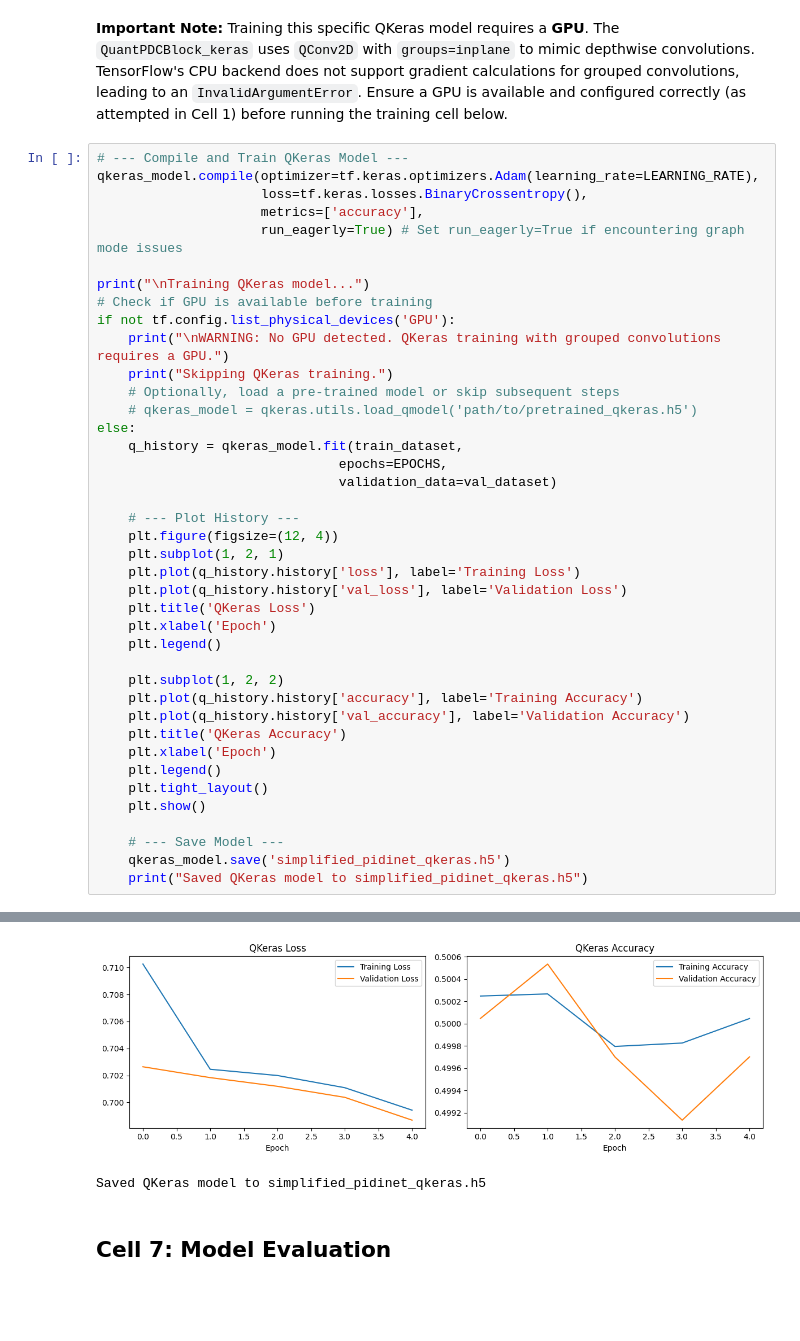
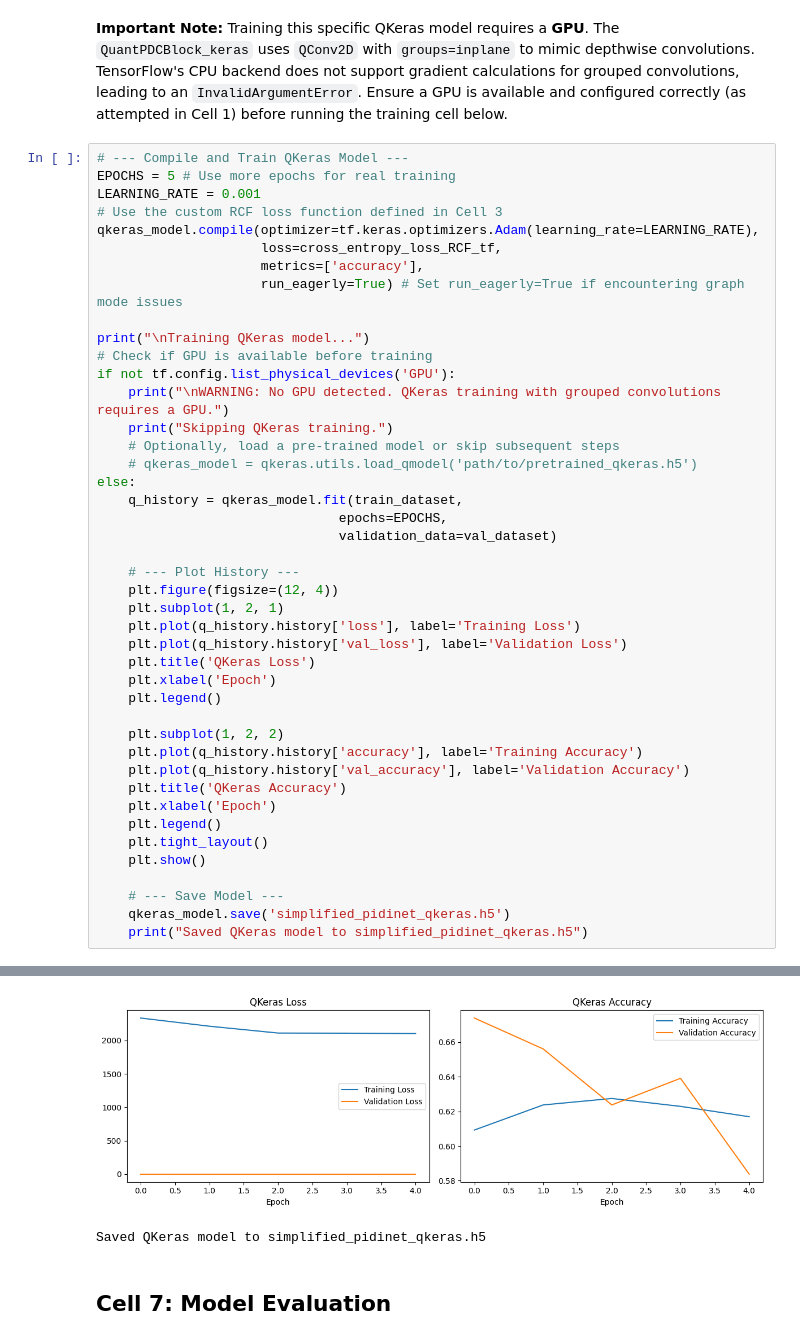
Before and after one commit to rolson24/pidinet_torch_upgrade, a Jupyter notebook: simplified_pidinet_hls4ml.ipynb, the cells around one changed output, grey strips where cells are left out. Drawn from its saved outputs; the diff is of its cells as text; blank space fills up the shorter version.

```diff
--- a/simplified_pidinet_hls4ml.ipynb
+++ b/simplified_pidinet_hls4ml.ipynb
@@ -689,8 +942,11 @@ Result: All gradients computed.
 **Important Note:** Training this specific QKeras model requires a **GPU**. The `QuantPDCBlock_keras` uses `QConv2D` with `groups=inplane` to mimic depthwise convolutions. TensorFlow's CPU backend does not support gradient calculations for grouped convolutions, leading to an `InvalidArgumentError`. Ensure a GPU is available and configured correctly (as attempted in Cell 1) before running the training cell below.
 # %%
 # --- Compile and Train QKeras Model ---
+EPOCHS = 5 # Use more epochs for real training
+LEARNING_RATE = 0.001
+# Use the custom RCF loss function defined in Cell 3
 qkeras_model.compile(optimizer=tf.keras.optimizers.Adam(learning_rate=LEARNING_RATE),
-                     loss=tf.keras.losses.BinaryCrossentropy(),
+                     loss=cross_entropy_loss_RCF_tf,
                      metrics=['accuracy'],
                      run_eagerly=True) # Set run_eagerly=True if encountering graph mode issues
 
@@ -748,5 +1010,5 @@ Epoch 5/5
-[figure, old version]
+[figure, new version]
-Saved QKeras model to simplified_pidinet_qkeras.h5
+Saved QKeras model to simplified_pidinet_qkeras.h5
 # %% [markdown]
 ## Cell 7: Model Evaluation
 # %%
```
Also changed, not shown: parts of 12 cells of this notebook, 1 other file.
